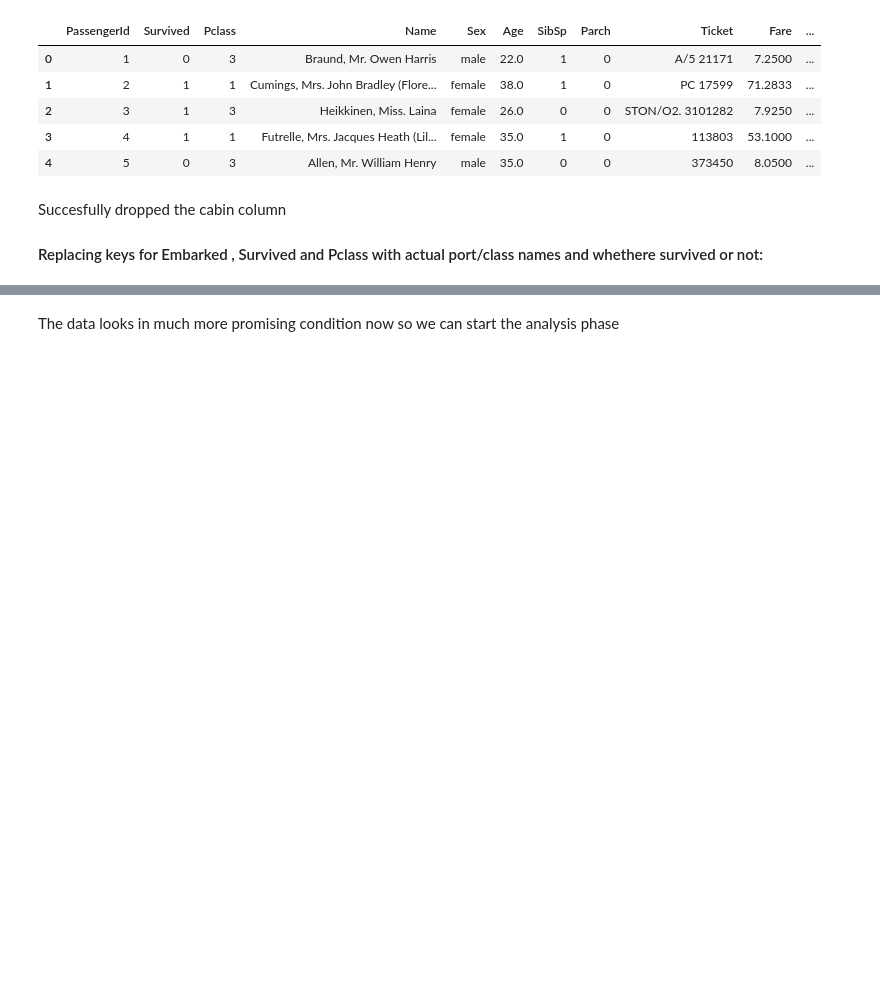
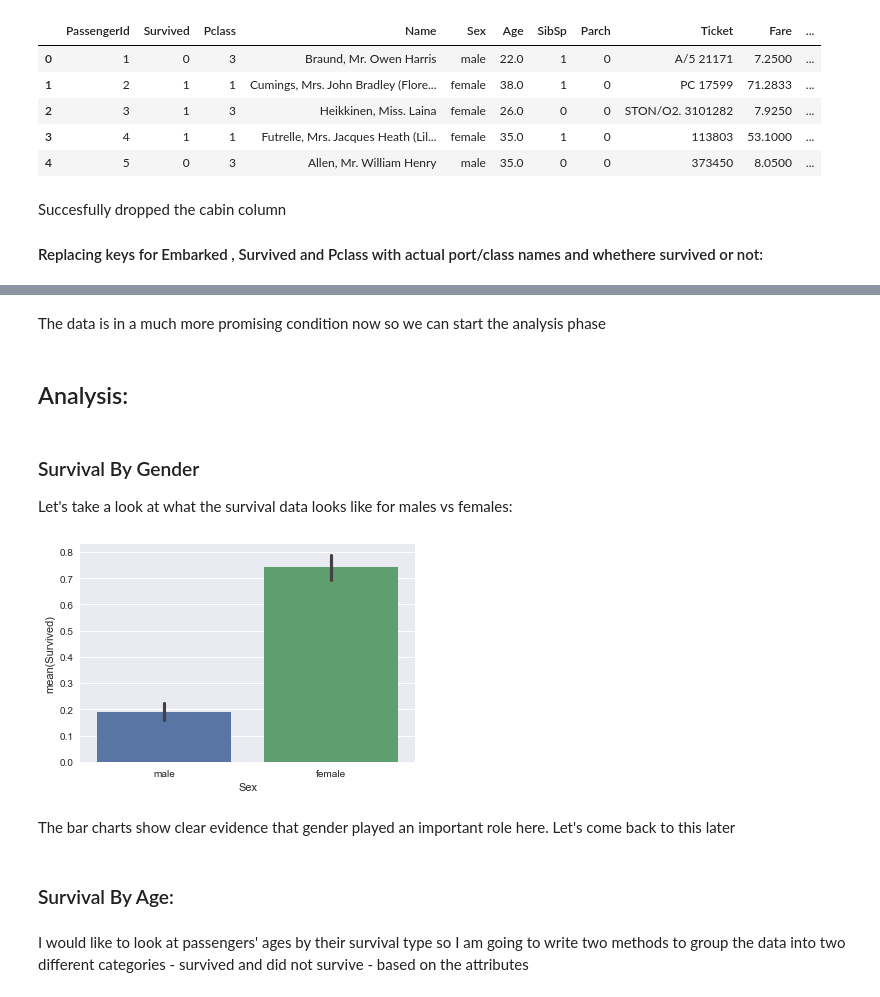
Before and after one commit to salarather/titanic-data-analysis, a Jupyter notebook: titanic-analysis.ipynb, the cells around one changed output, grey strips where cells are left out. Saved outputs shown, nothing was run; the diff lists cells and outputs as text; code cells hidden in the pictures; blank space fills up the shorter version.

Commit message:
analysis based on age, gender and class

```diff
--- a/titanic-analysis.ipynb
+++ b/titanic-analysis.ipynb
@@ -135,0 +128,3 @@ data.head()
+# %%
+data = data.drop('Name', 1)
+data = data.drop('Ticket', 1)
@@ -135,0 +157,3 @@ data.head()
+# %%
+data['Embarked'] = data.Embarked.fillna('Southhampton')
+data.describe(include ='all')
@@ -136,2 +173,18 @@ data.head()
 # %% [markdown]
-The data looks in much more promising condition now so we can start the analysis phase
+The data is in a much more promising condition now so we can start the analysis phase
+# %% [markdown]
+## Analysis:
+# %% [markdown]
+### Survival By Gender
+
+Let's take a look at what the survival data looks like for males vs females:
+# %%
+sns.barplot(x="Sex", y="Survived", data=data);
+# %% [output]
+[figure, added]
+# %% [markdown]
+The bar charts show clear evidence that gender played an important role here. Let's come back to this later
+# %% [markdown]
+### Survival By Age:
+# %% [markdown]
+I would like to look at passengers' ages by their survival type so I am going to write two methods to group the data into two different categories - survived and did not survive - based on the attributes
```
Also changed, not shown: parts of 26 cells of this notebook.
